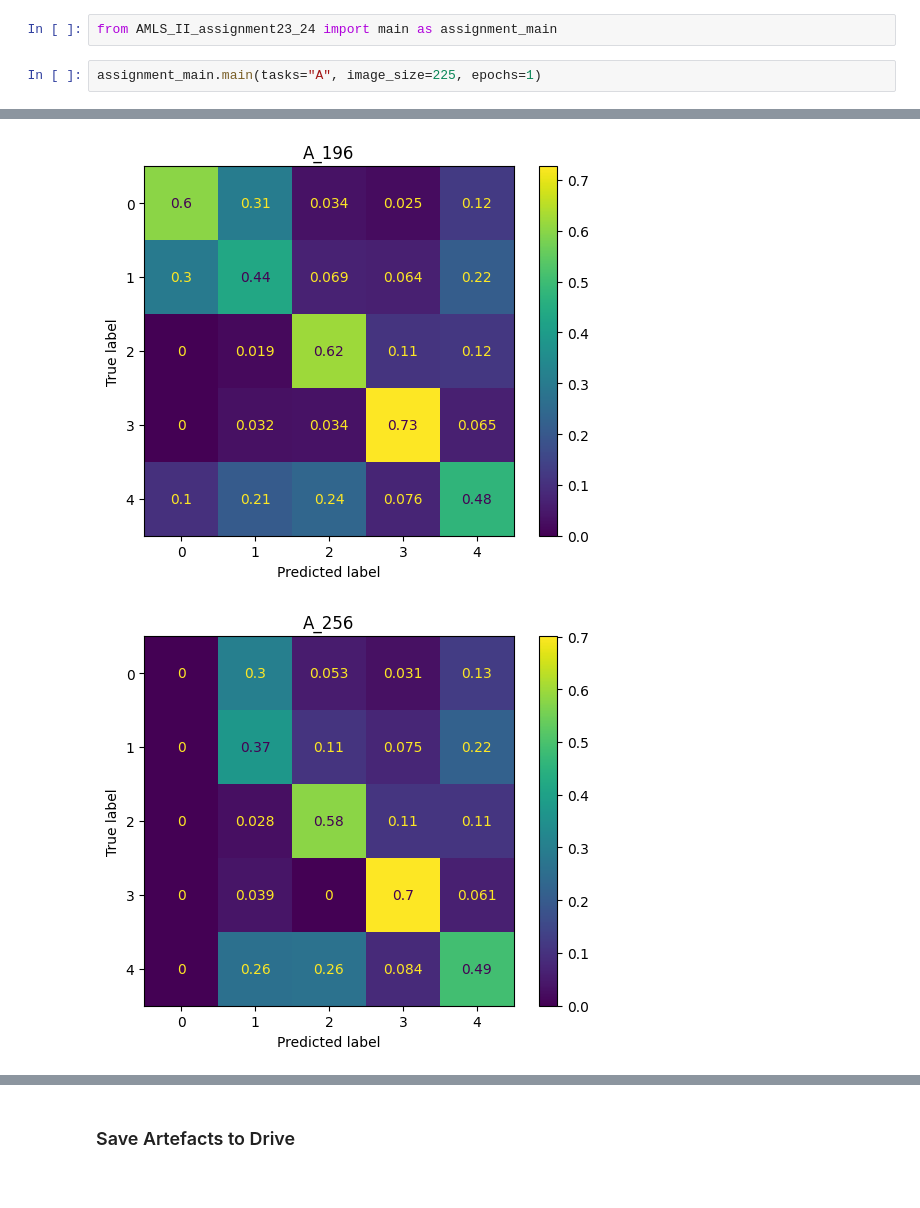
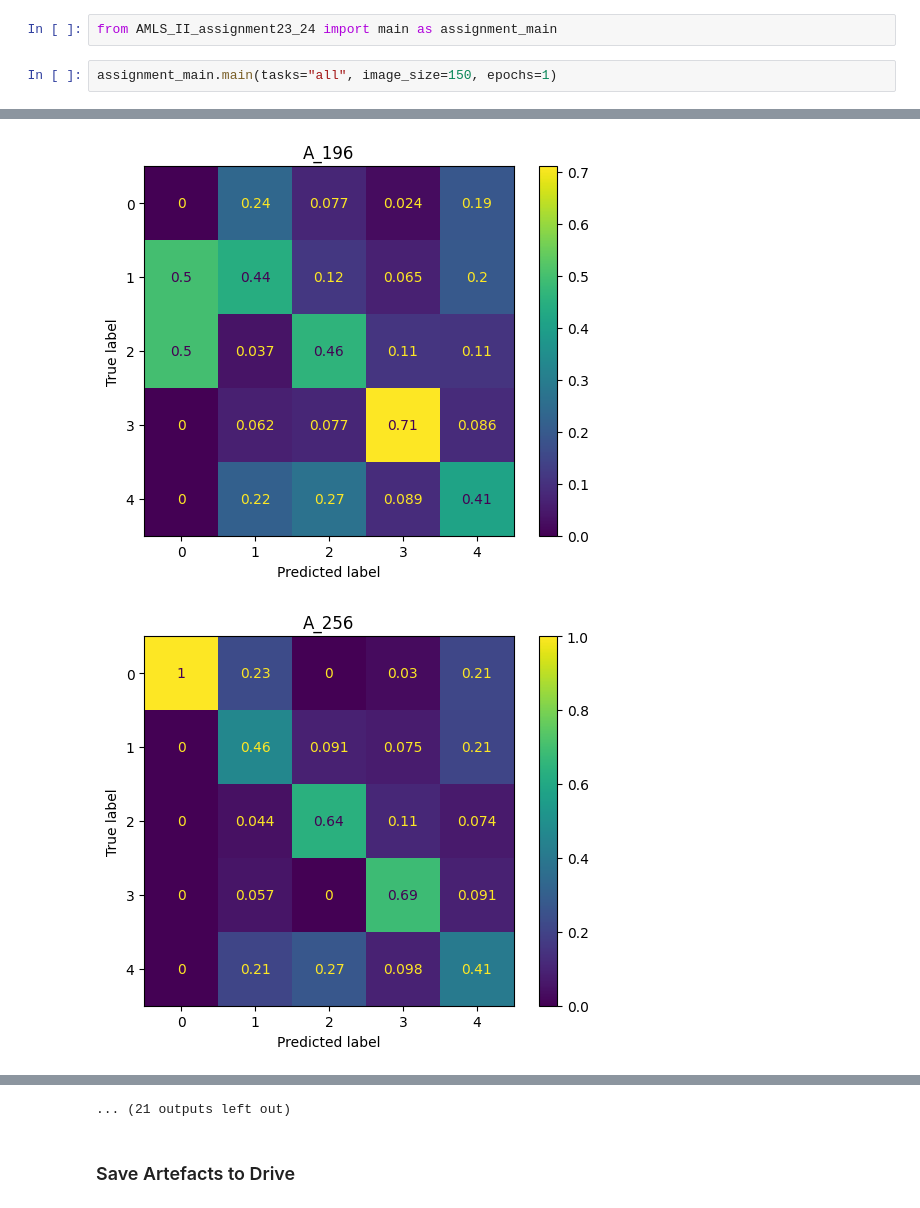
Before and after one commit to btsmith29/AMLS_II_assignment23_24, a Jupyter notebook: interactive_runner.ipynb, the cells around one changed output, grey strips where cells are left out. Cells and saved outputs as stored; diff of their text form.

Commit message:
Evidence that all tasks can run end-to-end.

```diff
--- a/interactive_runner.ipynb
+++ b/interactive_runner.ipynb
@@ -81,5 +77,5 @@ Resolving deltas: 100% (310/310), done.
 # %%
 from AMLS_II_assignment23_24 import main as assignment_main
 # %%
-assignment_main.main(tasks="A", image_size=225, epochs=1)
+assignment_main.main(tasks="all", image_size=150, epochs=1)
 # %% [output]
@@ -105,2 +118,2 @@ Found 12837 files belonging to 5 classes.
-[figure, old version]
+[figure, new version]
-[figure, old version]
+[figure, new version]
@@ -107,3 +126,4 @@ Found 12837 files belonging to 5 classes.
+... (21 outputs left out)
 # %% [markdown]
 ### Save Artefacts to Drive
 # %%
```
Also changed, not shown: parts of 3 cells of this notebook.
